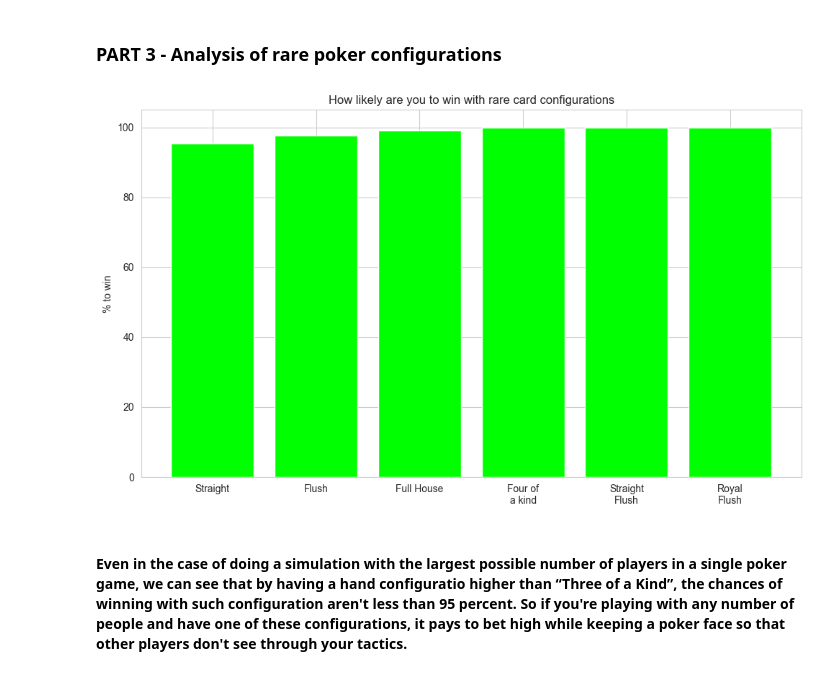
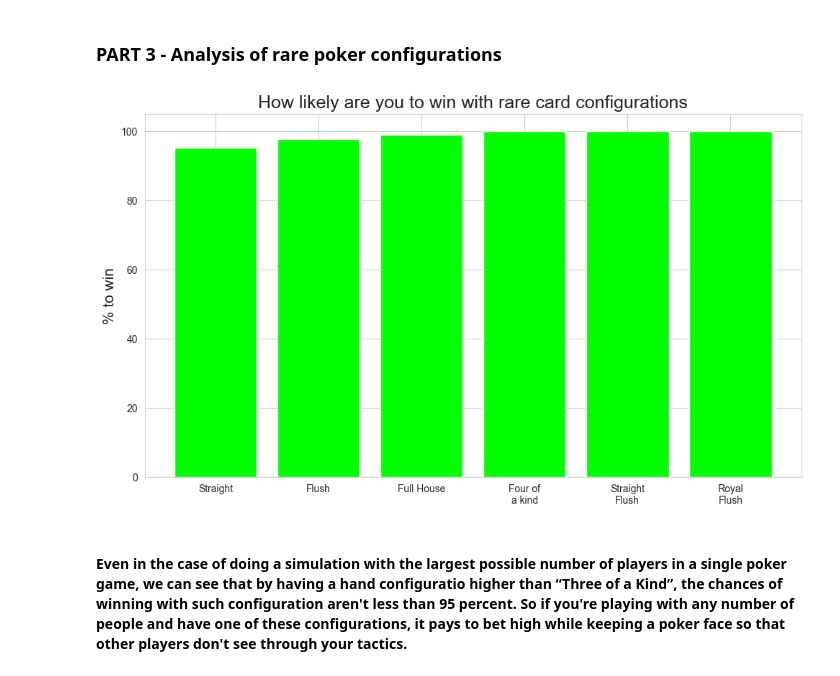
Before and after one commit to AntoniPoszkuta/poker_stats, a Jupyter notebook: wykresy.ipynb, the cells around one changed output. Saved outputs shown, nothing was run; the diff lists cells and outputs as text; code cells hidden in the pictures.

```diff
--- a/wykresy.ipynb
+++ b/wykresy.ipynb
@@ -72,15 +72,14 @@ for player_count in number_of_players_in_game:
         for configuration_number in range(len(configuration_names)):
             occourances.append(int(data["Number of hands played"].loc[configuration_number]))
         occourances_of_hands.append(occourances)
-print(occourances_of_hands)
-
 ### CREATING PLOTS ###
 
-plt.suptitle("Occourances of each hand configuration in 2 and 10 player games")
+plt.suptitle("Occourances of each hand configuration in 2 and 10 player games",fontsize=18, y=0.95)
 for plot_number in range(2):
     plt.subplot(1,2,plot_number+1)
     plt.pie(occourances_of_hands[plot_number],labels = configuration_names, shadow=True, explode=[0.05 for _ in range(len(configuration_names))])
-    plt.title(f'{number_of_players_in_game[plot_number]} players')
+    plt.title(f'{number_of_players_in_game[plot_number]} players',fontsize=15)
     plt.tight_layout()
     sns.set_style("whitegrid")
+plt.subplots_adjust(top=1.05)
 # %% [output]
@@ -91,19 +91,19 @@ for plot_number in range(2):
 # %%
 with open(r"example_results\10_players_hands.csv") as data:
     data = pd.DataFrame(pd.read_csv(data))
     data = (data[["Hand Name", "Hand win percent"]]).loc[4:9]
 
     sns.set_style("whitegrid")
     xaxis = ["Straight", "Flush", "Full House", "Four of\na kind", "Straight\nFlush", "Royal\nFlush"]
     yaxis = [float(n[0:(len(n)-1)]) for n in data["Hand win percent"]]
     plt.figure(figsize=(10, 6))
     plt.bar(xaxis,yaxis, color = "lime")
-    plt.title("How likely are you to win with rare card configurations")
-    plt.ylabel("% to win")
+    plt.title("How likely are you to win with rare card configurations",fontsize=18)
+    plt.ylabel("% to win",fontsize=15)
 
     plt.tight_layout()
 # %% [output]
-[figure, old version]
+[figure, new version]
 # %% [markdown]
 #### Even in the case of doing a simulation with the largest possible number of players in a single poker game, we can see that by having a hand configuratio higher than “Three of a Kind”, the chances of winning with such configuration aren't less than 95 percent. So if you're playing with any number of people and have one of these configurations, it pays to bet high while keeping a poker face so that other players don't see through your tactics.
 # %% [markdown]
```
Also changed, not shown: parts of 6 cells of this notebook.
